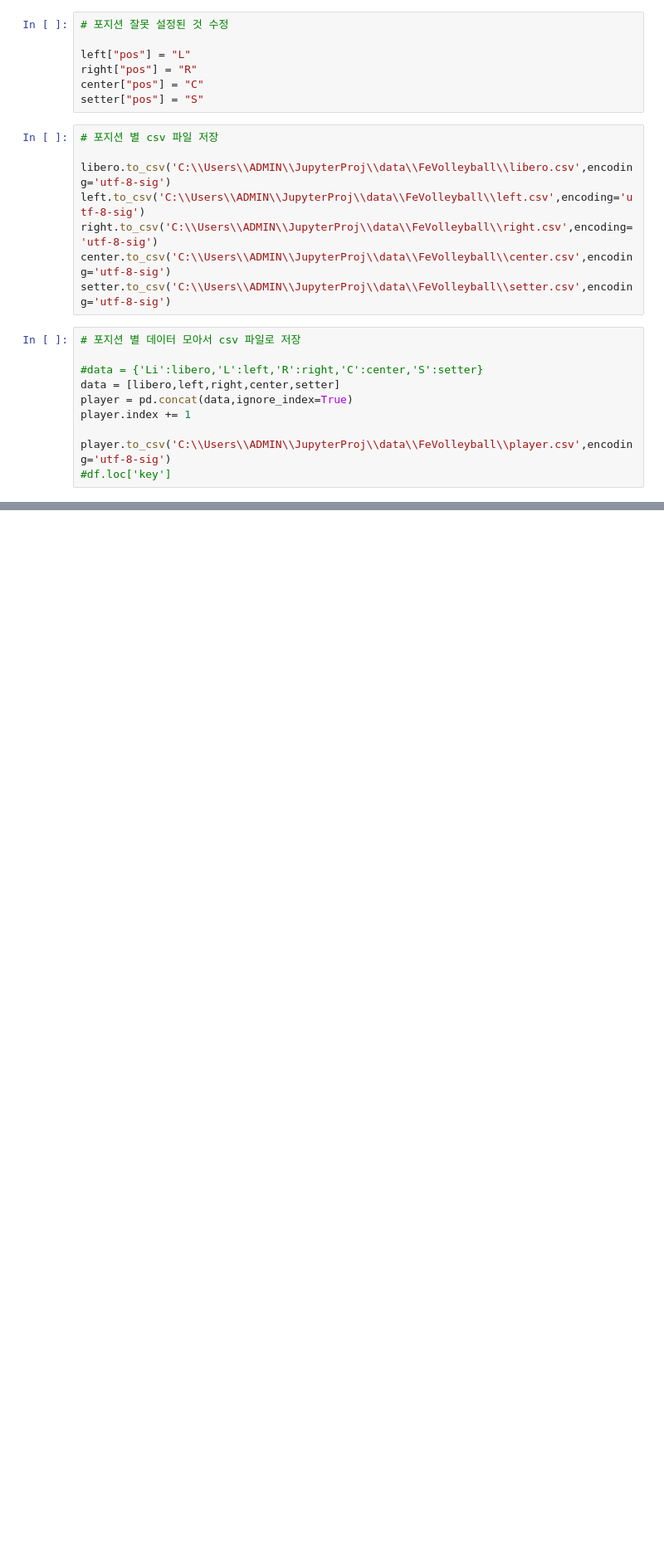
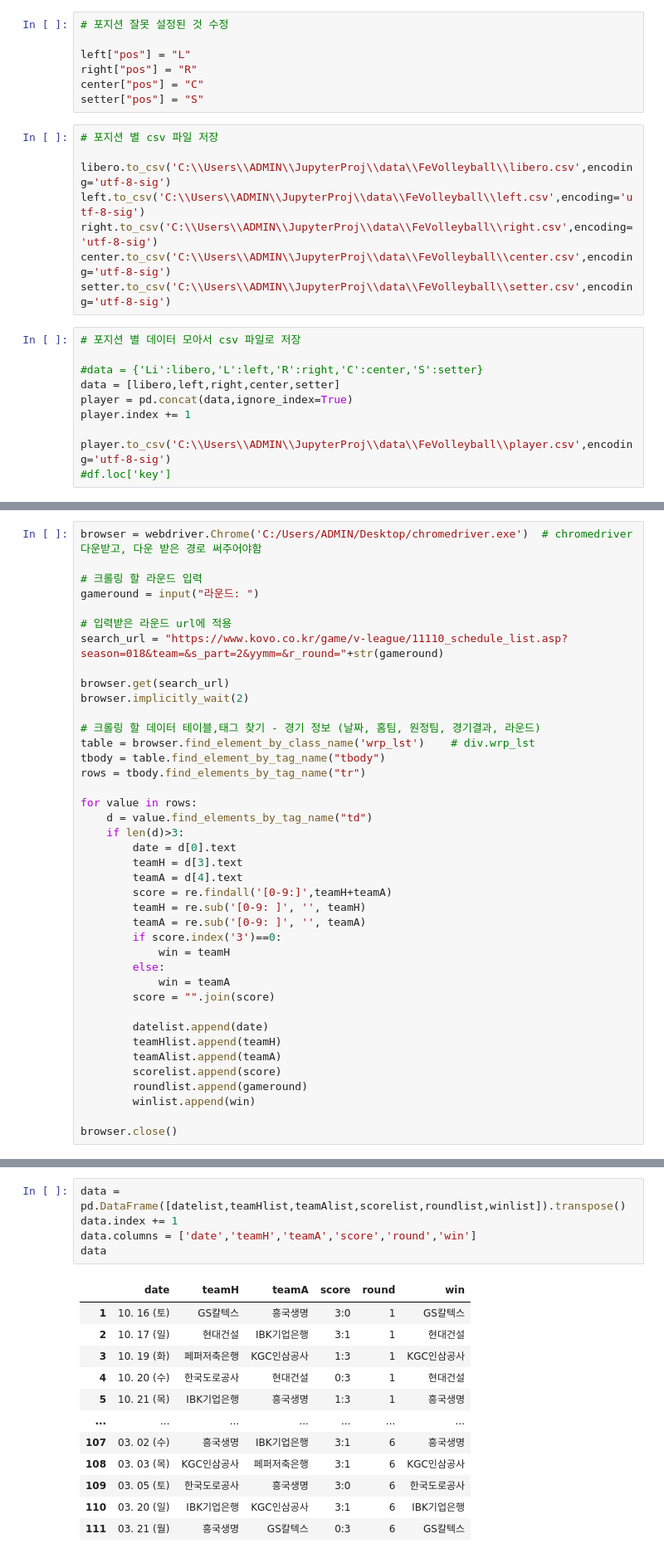
Before and after one commit to sol09/VB_DA, a Jupyter notebook: crawling_vb.ipynb, the cells around one changed output, grey strips where cells are left out. Shown: that part at 83% size. Cells and saved outputs as stored; diff of their text form; blank space fills up the shorter version.

```diff
--- a/crawling_vb.ipynb
+++ b/crawling_vb.ipynb
@@ -246,0 +266,40 @@ player.to_csv('C:\\Users\\ADMIN\\JupyterProj\\data\\FeVolleyball\\player.csv',en
+# %%
+browser = webdriver.Chrome('C:/Users/ADMIN/Desktop/chromedriver.exe')  # chromedriver 다운받고, 다운 받은 경로 써주어야함
+
+# 크롤링 할 라운드 입력
+gameround = input("라운드: ")
+
+# 입력받은 라운드 url에 적용
+search_url = "https://www.kovo.co.kr/game/v-league/11110_schedule_list.asp?season=018&team=&s_part=2&yymm=&r_round="+str(gameround)
+
+browser.get(search_url)
+browser.implicitly_wait(2)
+
+# 크롤링 할 데이터 테이블,태그 찾기 - 경기 정보 (날짜, 홈팀, 원정팀, 경기결과, 라운드)
+table = browser.find_element_by_class_name('wrp_lst')    # div.wrp_lst
+tbody = table.find_element_by_tag_name("tbody")
+rows = tbody.find_elements_by_tag_name("tr")
+
+for value in rows:
+    d = value.find_elements_by_tag_name("td")
+    if len(d)>3:
+        date = d[0].text
+        teamH = d[3].text
+        teamA = d[4].text
+        score = re.findall('[0-9:]',teamH+teamA)
+        teamH = re.sub('[0-9: ]', '', teamH)
+        teamA = re.sub('[0-9: ]', '', teamA)
+        if score.index('3')==0:
+            win = teamH
+        else:
+            win = teamA
+        score = "".join(score)
+
+        datelist.append(date)
+        teamHlist.append(teamH)
+        teamAlist.append(teamA)
+        scorelist.append(score)
+        roundlist.append(gameround)
+        winlist.append(win)
+
+browser.close()
@@ -246,0 +308,18 @@ player.to_csv('C:\\Users\\ADMIN\\JupyterProj\\data\\FeVolleyball\\player.csv',en
+# %%
+data = pd.DataFrame([datelist,teamHlist,teamAlist,scorelist,roundlist,winlist]).transpose()
+data.index += 1
+data.columns = ['date','teamH','teamA','score','round','win']
+data
+# %% [output]
+|  | date | teamH | teamA | score | round | win |
+| 1 | 10. 16 (토) | GS칼텍스 | 흥국생명 | 3:0 | 1 | GS칼텍스 |
+| 2 | 10. 17 (일) | 현대건설 | IBK기업은행 | 3:1 | 1 | 현대건설 |
+| 3 | 10. 19 (화) | 페퍼저축은행 | KGC인삼공사 | 1:3 | 1 | KGC인삼공사 |
+| 4 | 10. 20 (수) | 한국도로공사 | 현대건설 | 0:3 | 1 | 현대건설 |
+| 5 | 10. 21 (목) | IBK기업은행 | 흥국생명 | 1:3 | 1 | 흥국생명 |
+| ... | ... | ... | ... | ... | ... | ... |
+| 107 | 03. 02 (수) | 흥국생명 | IBK기업은행 | 3:1 | 6 | 흥국생명 |
+| 108 | 03. 03 (목) | KGC인삼공사 | 페퍼저축은행 | 3:1 | 6 | KGC인삼공사 |
+| 109 | 03. 05 (토) | 한국도로공사 | 흥국생명 | 3:0 | 6 | 한국도로공사 |
+| 110 | 03. 20 (일) | IBK기업은행 | KGC인삼공사 | 3:1 | 6 | IBK기업은행 |
+| 111 | 03. 21 (월) | 흥국생명 | GS칼텍스 | 0:3 | 6 | GS칼텍스 |
```
Also changed, not shown: parts of 14 cells of this notebook.
